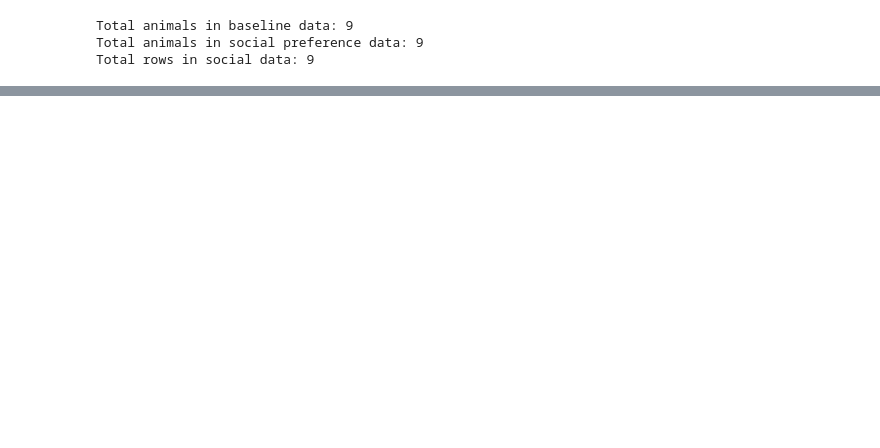
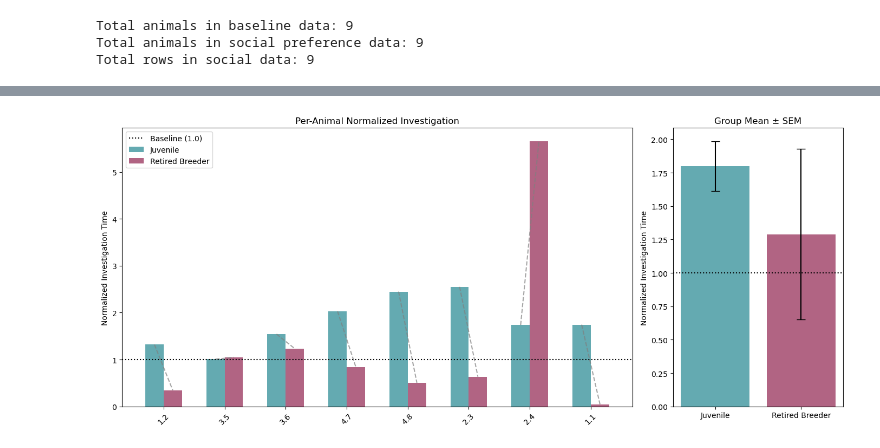
Before and after one commit to padillacoreanolab/respiratory_pilot, a Jupyter notebook: notebooks/sequioa_notebooks/SP_R34.ipynb, the cells around one changed output, grey strips where cells are left out. Saved outputs shown, nothing was run; the diff lists cells and outputs as text; code cells hidden in the pictures; blank space fills up the shorter version.

```diff
--- a/notebooks/sequioa_notebooks/SP_R34.ipynb
+++ b/notebooks/sequioa_notebooks/SP_R34.ipynb
@@ -218,0 +259,53 @@ plt.show()
+# %%
+import matplotlib.pyplot as plt
+import numpy as np
+from scipy.stats import sem  # for SEM
+
+# --- Exclude subject 5.13 ---
+df_plot = df_social[df_social["Animal"].astype(str) != "5.13"].copy()
+
+animals = df_plot["Animal"].astype(str)
+norm_juv = df_plot["Norm_Juvenile_Time"]
+norm_rb = df_plot["Norm_RB_Time"]
+
+x = np.arange(len(animals))
+
+# Define colors
+pos_color = custom_palette['Positive']   # Juvenile
+neg_color = custom_palette['Negative']   # Retired Breeder
+
+fig, axes = plt.subplots(1, 2, figsize=(14,6), gridspec_kw={'width_ratios':[3,1]})
+
+# ---- (A) Per-animal normalized investigation ----
+axes[0].bar(x - 0.15, norm_juv, width=0.3, label="Juvenile", color=pos_color, alpha=0.9)
+axes[0].bar(x + 0.15, norm_rb, width=0.3, label="Retired Breeder", color=neg_color, alpha=0.9)
+
+# Connectors
+for i in range(len(animals)):
+    axes[0].plot([x[i] - 0.15, x[i] + 0.15],
+                 [norm_juv.iloc[i], norm_rb.iloc[i]],
+                 color='gray', linestyle='--', alpha=0.7)
+
+axes[0].set_xticks(x)
+axes[0].set_xticklabels(animals, rotation=45)
+axes[0].set_ylabel("Normalized Investigation Time")
+axes[0].set_title("Per-Animal Normalized Investigation")
+axes[0].axhline(1, color='black', linestyle='dotted', label="Baseline (1.0)")
+axes[0].legend()
+
+# ---- (B) Group mean ± SEM ----
+means = [norm_juv.mean(), norm_rb.mean()]
+errors = [sem(norm_juv), sem(norm_rb)]
+
+axes[1].bar(["Juvenile", "Retired Breeder"], means,
+            yerr=errors, capsize=6,
+            color=[pos_color, neg_color], alpha=0.9)
+
+axes[1].axhline(1, color='black', linestyle='dotted')
+axes[1].set_ylabel("Normalized Investigation Time")
+axes[1].set_title("Group Mean ± SEM")
+
+plt.tight_layout()
+plt.show()
+# %% [output]
+[figure, added]
```
Also changed, not shown: parts of 14 cells of this notebook, 3 other files.
